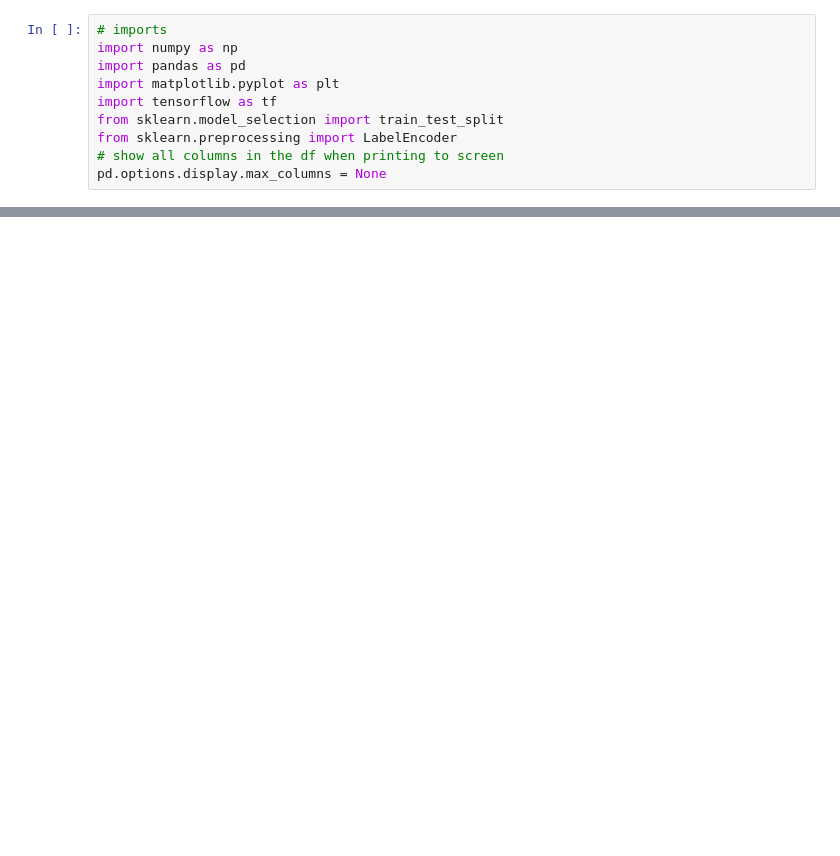
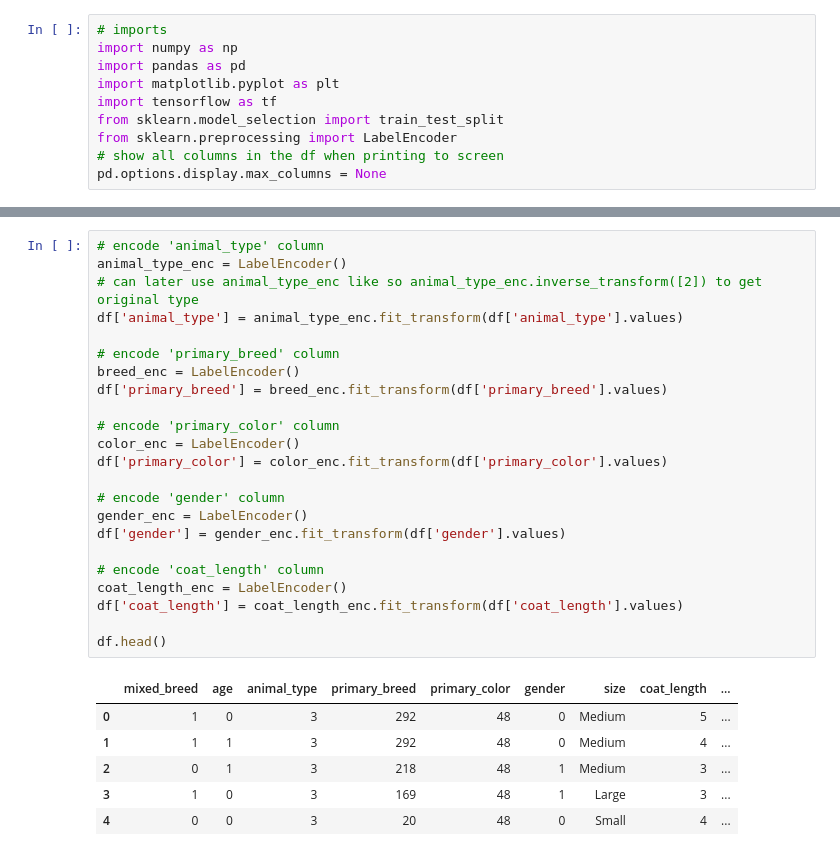
Before and after one commit to justinrichie/clusters_ML_TF, a Jupyter notebook: petfinder-clusters.ipynb, the cells around one changed output, grey strips where cells are left out. Cells and saved outputs as stored; diff of their text form; blank space fills up the shorter version.

```diff
--- a/petfinder-clusters.ipynb
+++ b/petfinder-clusters.ipynb
@@ -187,0 +180,30 @@ df.head()
+# %%
+# encode 'animal_type' column
+animal_type_enc = LabelEncoder()
+# can later use animal_type_enc like so animal_type_enc.inverse_transform([2]) to get original type
+df['animal_type'] = animal_type_enc.fit_transform(df['animal_type'].values)
+
+# encode 'primary_breed' column
+breed_enc = LabelEncoder()
+df['primary_breed'] = breed_enc.fit_transform(df['primary_breed'].values)
+
+# encode 'primary_color' column
+color_enc = LabelEncoder()
+df['primary_color'] = color_enc.fit_transform(df['primary_color'].values)
+
+# encode 'gender' column
+gender_enc = LabelEncoder()
+df['gender'] = gender_enc.fit_transform(df['gender'].values)
+
+# encode 'coat_length' column
+coat_length_enc = LabelEncoder()
+df['coat_length'] = coat_length_enc.fit_transform(df['coat_length'].values)
+
+df.head()
+# %% [output]
+|  | mixed_breed | age | animal_type | primary_breed | primary_color | gender | size | coat_length | ... |
+| 0 | 1 | 0 | 3 | 292 | 48 | 0 | Medium | 5 | ... |
+| 1 | 1 | 1 | 3 | 292 | 48 | 0 | Medium | 4 | ... |
+| 2 | 0 | 1 | 3 | 218 | 48 | 1 | Medium | 3 | ... |
+| 3 | 1 | 0 | 3 | 169 | 48 | 1 | Large | 3 | ... |
+| 4 | 0 | 0 | 3 | 20 | 48 | 0 | Small | 4 | ... |
```
Also changed, not shown: parts of 9 cells of this notebook.
